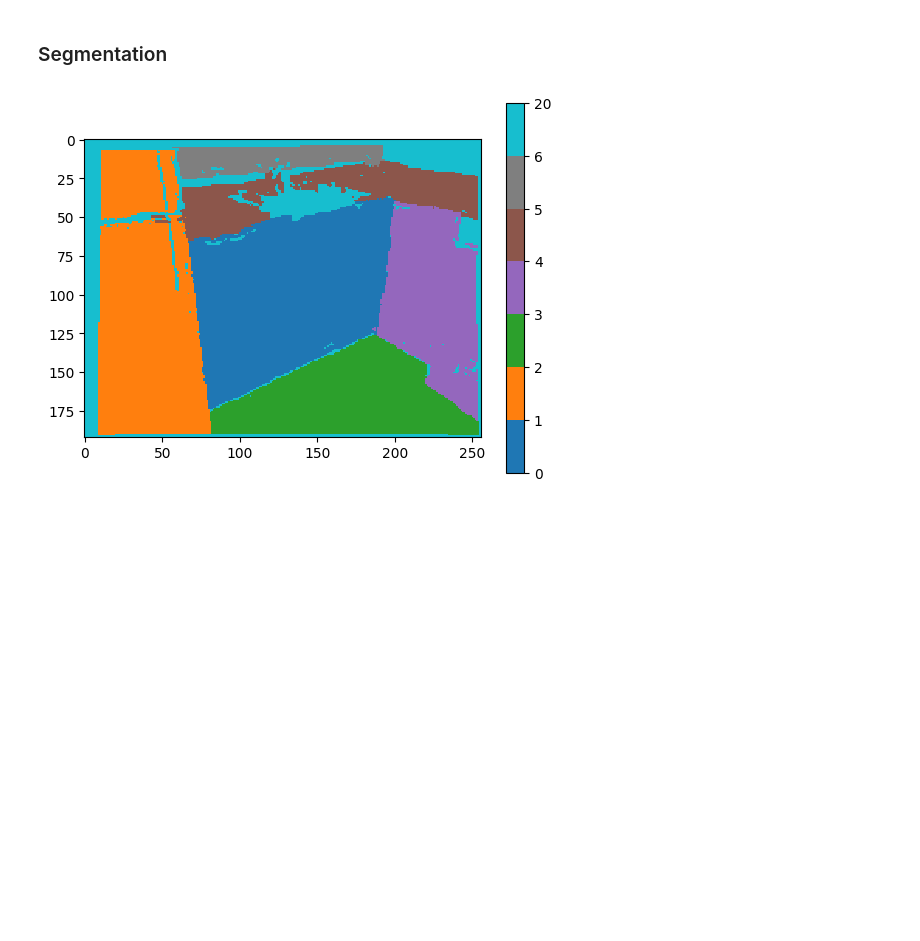
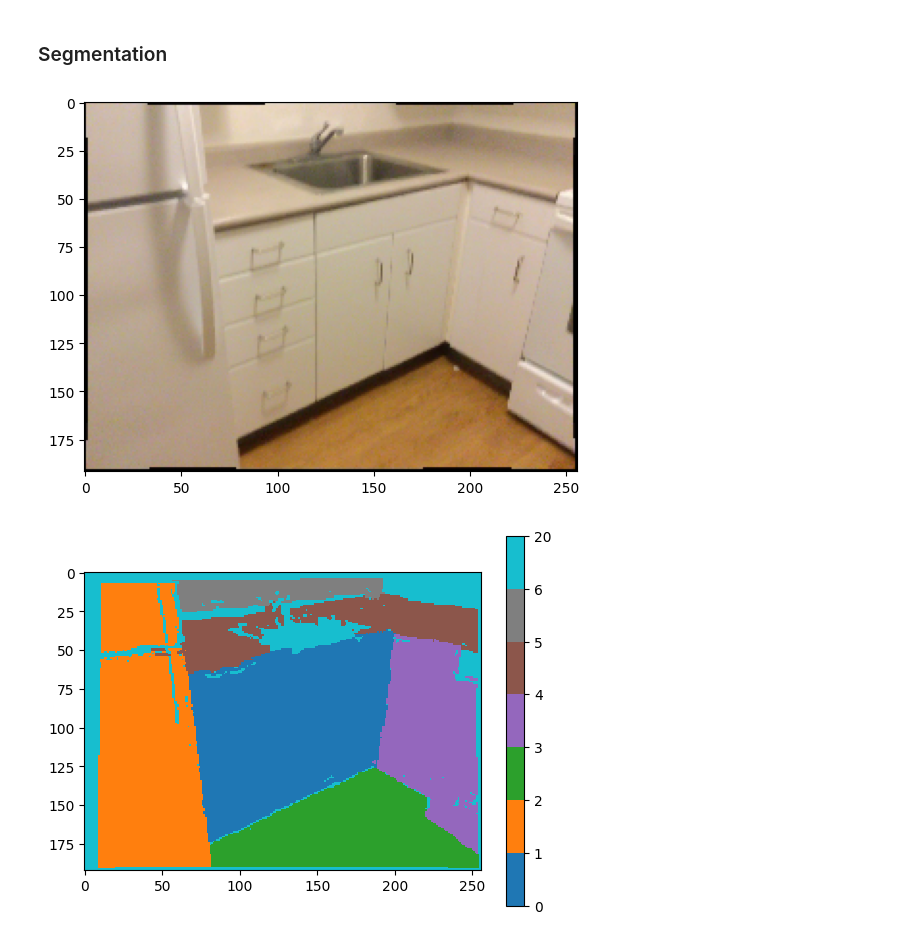
Before and after one commit to Hassan-Sarwat/PlanarReconstruction_ML3D, a Jupyter notebook: plot_segm_semant.ipynb, the cells around one changed output. Cells and saved outputs as stored; diff of their text form; code cells hidden in the pictures; blank space fills up the shorter version.

Commit message:
image_plot

```diff
--- a/plot_segm_semant.ipynb
+++ b/plot_segm_semant.ipynb
@@ -14,3 +12,18 @@ image_pil.show()
+# %%
+inverse_transform = tf.Compose([
+    tf.Normalize(mean=[0, 0, 0], std=[1/0.229, 1/0.224, 1/0.225]),
+    tf.Normalize(mean=[-0.485, -0.456, -0.406], std=[1, 1, 1]),
+    tf.ToPILImage()
+])
+
+original_image = inverse_transform(image)
+original_image_array = np.array(original_image)
+
+# Plot the original image
+plt.imshow(original_image_array)
+plt.show()
+# %% [output]
+[figure, added]
 # %%
 segmentation = torch.load('/home/steve/Documents/Semantic/PlanarReconstruction_ML3D/segmentations.pt')
 segmentation = segmentation.reshape(192, 256, -1)
```
Also changed, not shown: parts of 1 cell of this notebook.
